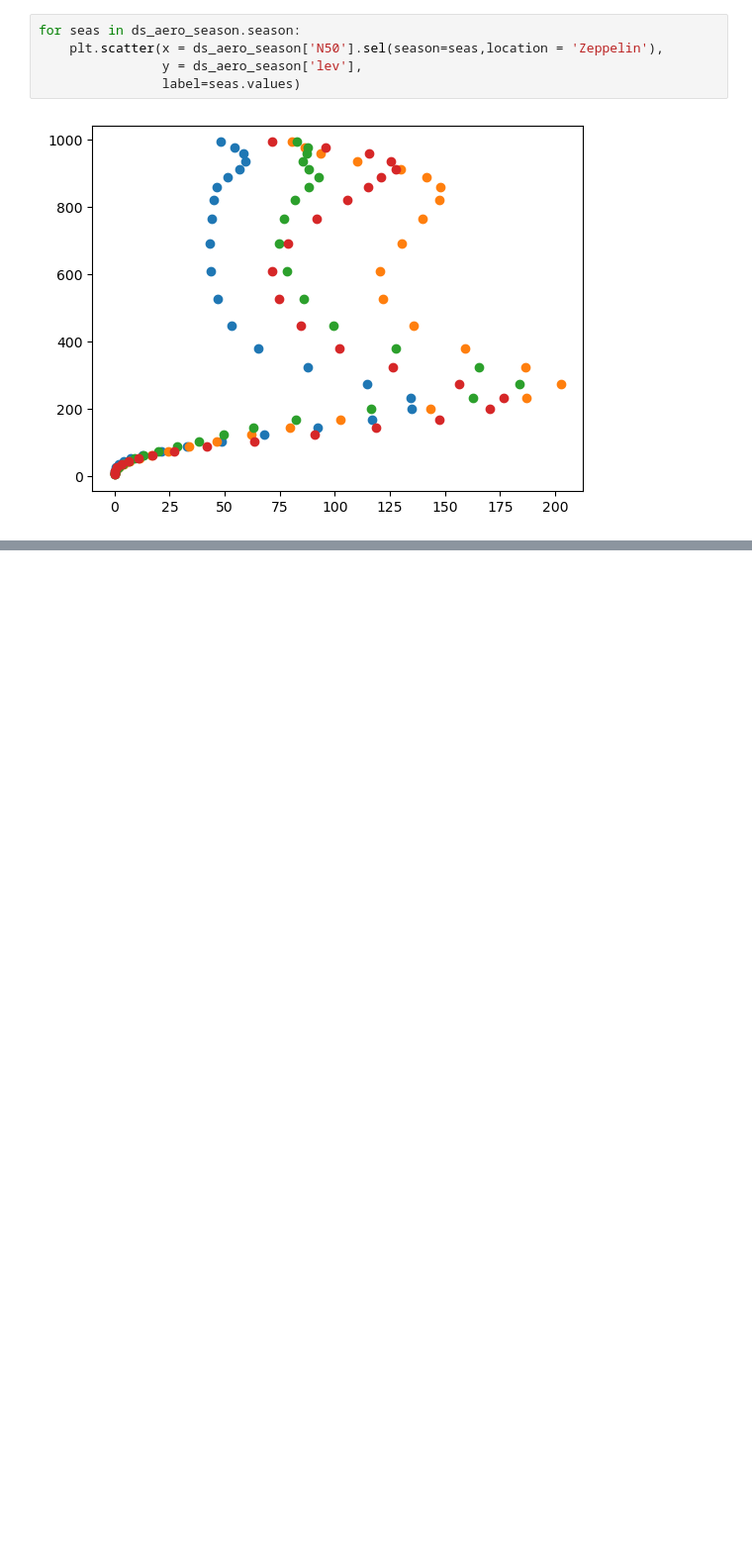
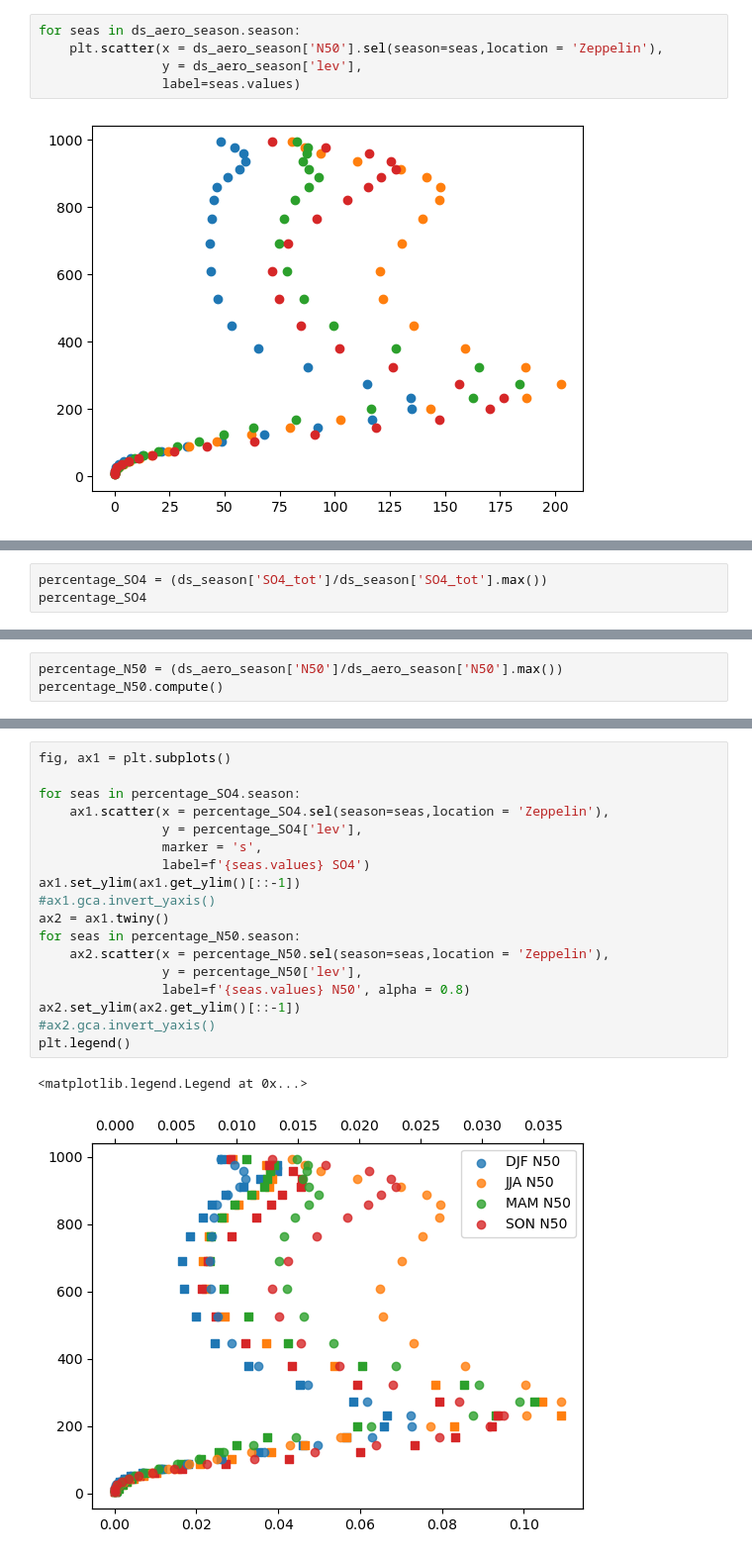
Before and after one commit to eScience-course/-Tjaernoe2022-group1, a Jupyter notebook: notebooks/Stefan/Aero NorESM Data Start.ipynb, the cells around one changed output, grey strips where cells are left out. Shown at 99% size. Cells and saved outputs as stored; diff of their text form; blank space fills up the shorter version.

```diff
--- a/notebooks/Stefan/Aero NorESM Data Start.ipynb
+++ b/notebooks/Stefan/Aero NorESM Data Start.ipynb
@@ -667,0 +689,3 @@ plt.legend()
+# %%
+percentage_SO4 = (ds_season['SO4_tot']/ds_season['SO4_tot'].max())
+percentage_SO4
@@ -667,0 +718,3 @@ plt.legend()
+# %%
+percentage_N50 = (ds_aero_season['N50']/ds_aero_season['N50'].max())
+percentage_N50.compute()
@@ -667,0 +739,21 @@ plt.legend()
+# %%
+fig, ax1 = plt.subplots()
+
+for seas in percentage_SO4.season:
+    ax1.scatter(x = percentage_SO4.sel(season=seas,location = 'Zeppelin'),
+                y = percentage_SO4['lev'],
+                marker = 's',
+                label=f'{seas.values} SO4')
+ax1.set_ylim(ax1.get_ylim()[::-1])
+#ax1.gca.invert_yaxis()
+ax2 = ax1.twiny()
+for seas in percentage_N50.season:
+    ax2.scatter(x = percentage_N50.sel(season=seas,location = 'Zeppelin'),
+                y = percentage_N50['lev'],
+                label=f'{seas.values} N50', alpha = 0.8)
+ax2.set_ylim(ax2.get_ylim()[::-1])
+#ax2.gca.invert_yaxis()
+plt.legend()
+# %% [output]
+<matplotlib.legend.Legend at 0x...>
+[figure, added]
```
Also changed, not shown: parts of 9 cells of this notebook.
